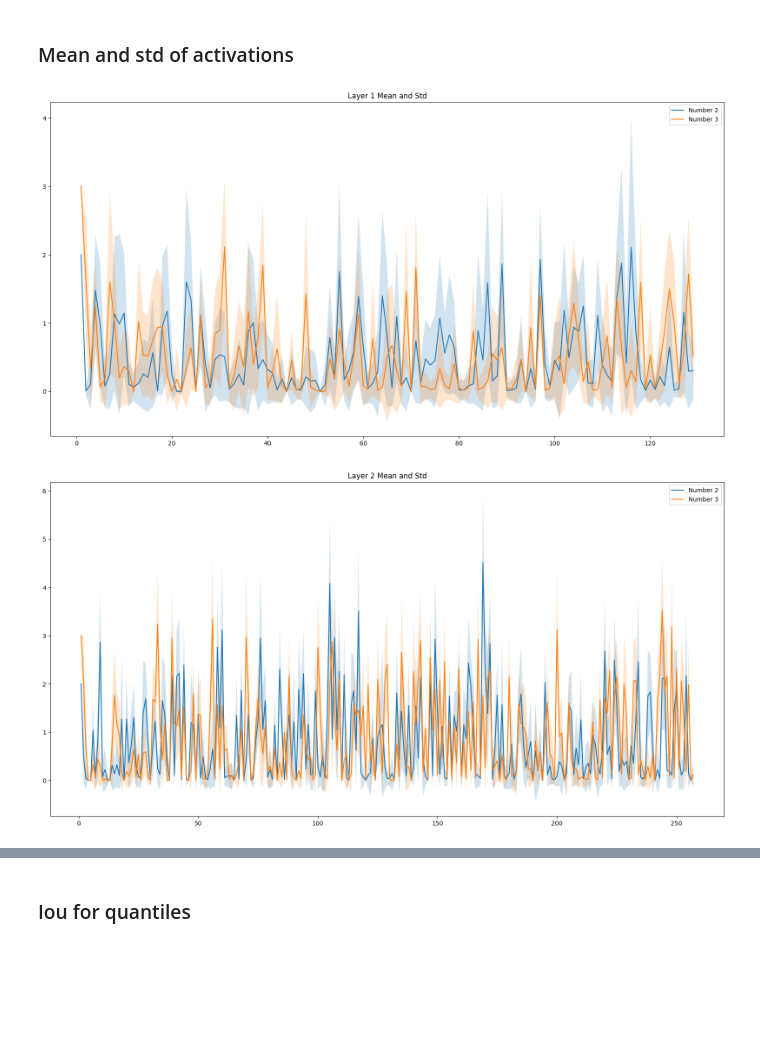
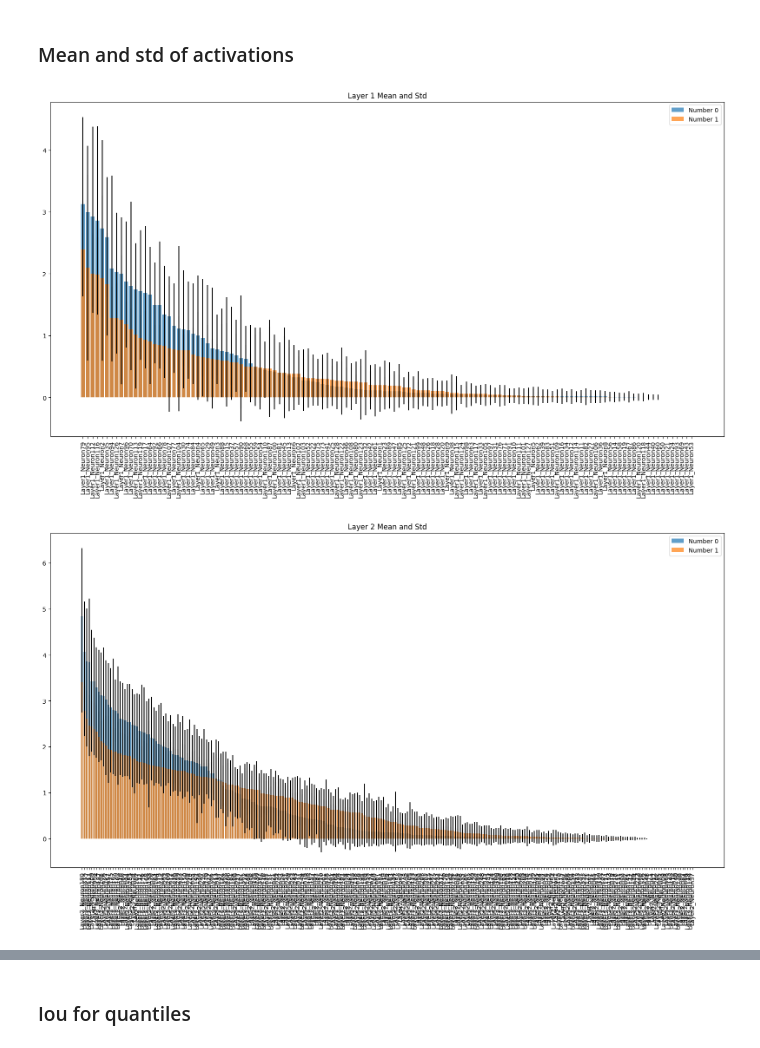
Before and after one commit to miguel-kjh/ExAI, a Jupyter notebook: mnist.ipynb, the cells around one changed output, grey strips where cells are left out. Drawn from its saved outputs; the diff is of its cells as text; code cells hidden in the pictures; blank space fills up the shorter version.

```diff
--- a/mnist.ipynb
+++ b/mnist.ipynb
@@ -383,10 +365,38 @@ def plot_meand_and_std(df: pd.DataFrame, title: str, numbers: list = None) -> No
             plt.title(title)
             plt.legend()
             plt.show()
+# %%
+def plot_mean_and_std_bar(df: pd.DataFrame, title: str, numbers: list):
+    if not numbers:
+        raise ValueError('You must provide at least one number')
+
+    plt.figure(figsize=(20, 10))
+
+    # Iterar sobre cada número para calcular la media y la desviación estándar
+    for num in numbers:
+        # Seleccionar las filas para cada número
+        df_num = df[df['Number'] == num]
+        df_num = df_num.drop(columns=['Number'])
+
+        # Calcular la media y la desviación estándar
+        mean = df_num.mean().sort_values(ascending=False)
+        std = df_num.std()[mean.index]  # Asegurarse de que std corresponda a la media ordenada
+
+        # Índices de las barras
+        bar_indexes = range(1, len(mean) + 1)
+
+        # Graficar la media y la desviación estándar
+        plt.bar(bar_indexes, mean, yerr=std, label=f'Number {num}', alpha=0.7)
+
+    plt.title(title)
+    plt.xticks(ticks=bar_indexes, labels=mean.index, rotation=90)
+    plt.legend()
+    plt.show()
 # %%
-numbers = [3, 2]
-plot_meand_and_std(df_layer1, 'Layer 1 Mean and Std', numbers=numbers)
-plot_meand_and_std(df_layer2, 'Layer 2 Mean and Std', numbers=numbers)
+numbers = [0,1]
+plot_mean_and_std_bar(df_layer1, 'Layer 1 Mean and Std', numbers=numbers)
+plot_mean_and_std_bar(df_layer2, 'Layer 2 Mean and Std', numbers=numbers)
+plot_mean_and_std_bar(df_layer3, 'Layer 3 Mean and Std', numbers=numbers)
 # %% [output]
-[figure, old version]
+[figure, new version]
-[figure, old version]
+[figure, new version]
```
Also changed, not shown: parts of 17 cells of this notebook.
